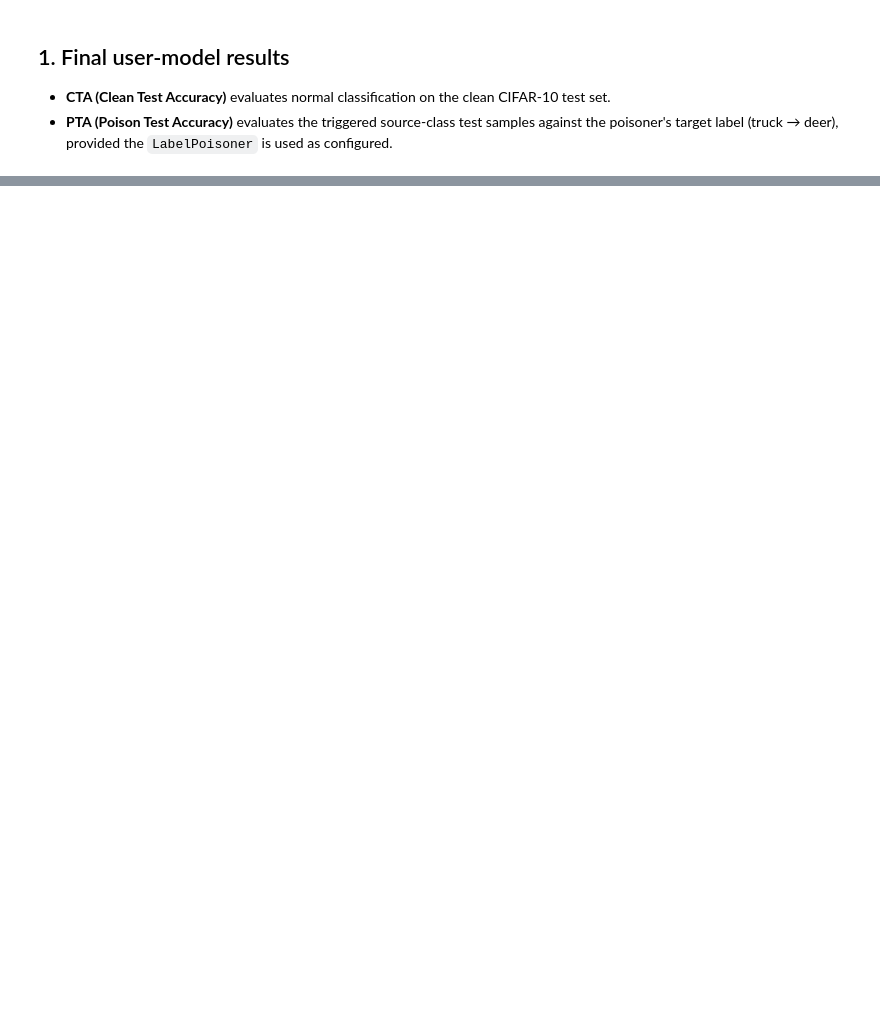
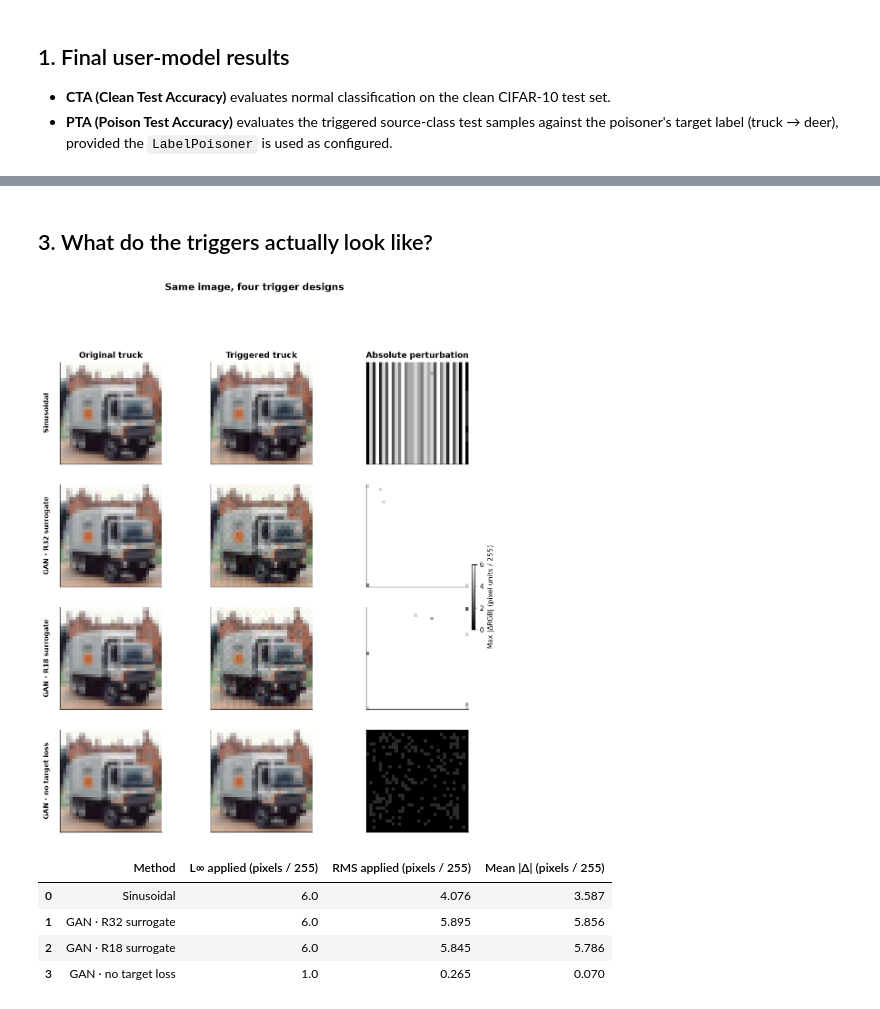
Before and after one commit to nadinehc/FLIP, a Jupyter notebook: compare_triggers.ipynb, the cells around one changed output, grey strips where cells are left out. Cells and saved outputs as stored; diff of their text form; code cells hidden in the pictures; blank space fills up the shorter version.

```diff
--- a/compare_triggers.ipynb
+++ b/compare_triggers.ipynb
@@ -381,0 +159,51 @@ Images flipped by both methods: 543 / 1500
+# %% [markdown]
+## 3. What do the triggers actually look like?
+# %%
+from torchvision.datasets import CIFAR10
+from modules.base_utils.datasets import pick_poisoner
+
+DATA_ROOT = ROOT / 'data/data_cifar10'
+cifar = CIFAR10(root=str(DATA_ROOT), train=False, download=False)
+truck_idx = next(i for i, y in enumerate(cifar.targets) if y == SOURCE)
+clean_img, clean_label = cifar[truck_idx]
+clean_arr = np.asarray(clean_img, dtype=np.float32)
+
+IMAGES = {}
+trigger_stats = []
+for name, info in RUNS.items():
+    try:
+        poisoned_img = pick_poisoner(info['flag'], 'cifar', TARGET)((clean_img, clean_label))[0]
+        image = np.asarray(poisoned_img, dtype=np.float32)
+        if image.shape != clean_arr.shape:
+            raise ValueError(f'Image shape: {image.shape}')
+        diff = image - clean_arr
+        IMAGES[name] = {'triggered': image / 255., 'delta': diff}
+        trigger_stats.append({'Method': name, 'L∞ applied (pixels / 255)': np.max(np.abs(diff)),
+                'RMS applied (pixels / 255)': np.sqrt(np.mean(diff ** 2)),
+                'Mean |Δ| (pixels / 255)': np.mean(np.abs(diff))})
+    except (FileNotFoundError, OSError) as ex:
+        print(f'Skipping {name}: trigger file missing ({ex})')
+
+if IMAGES:
+    fig, axes = plt.subplots(len(IMAGES), 3, figsize=(11, 3.05 * len(IMAGES)), squeeze=False)
+    for row, (name, v) in enumerate(IMAGES.items()):
+        axes[row,0].imshow(clean_img)
+        axes[row,1].imshow(v['triggered'])
+        im = axes[row,2].imshow(np.abs(v['delta']).max(axis=2), cmap='gray', vmin=0, vmax=6)
+        axes[row,0].set_ylabel(name, rotation=90, labelpad=14, fontsize=10, weight='bold')
+        for ax in axes[row]: ax.set_xticks([]); ax.set_yticks([])
+    for ax, title in zip(axes[0], ('Original truck', 'Triggered truck', 'Absolute perturbation')):
+        ax.set_title(title, fontsize=12, fontweight='bold')
+    fig.colorbar(im, ax=axes[:,2].tolist(), fraction=.026, pad=.025, label='Max |ΔRGB| (pixel units / 255)')
+    fig.suptitle('Same image, four trigger designs', y=1.01, fontsize=14, fontweight='bold')
+    plt.show()
+    display(pd.DataFrame(trigger_stats).round(3))
+else:
+    print('No trigger images available; verify the poisoner flags and .npy files.')
+# %% [output]
+[figure, added]
+|  | Method | L∞ applied (pixels / 255) | RMS applied (pixels / 255) | Mean |Δ| (pixels / 255) |
+| 0 | Sinusoidal | 6.0 | 4.076 | 3.587 |
+| 1 | GAN · R32 surrogate | 6.0 | 5.895 | 5.856 |
+| 2 | GAN · R18 surrogate | 6.0 | 5.845 | 5.786 |
+| 3 | GAN · no target loss | 1.0 | 0.265 | 0.070 |
```
Also changed, not shown: parts of 38 cells of this notebook.
